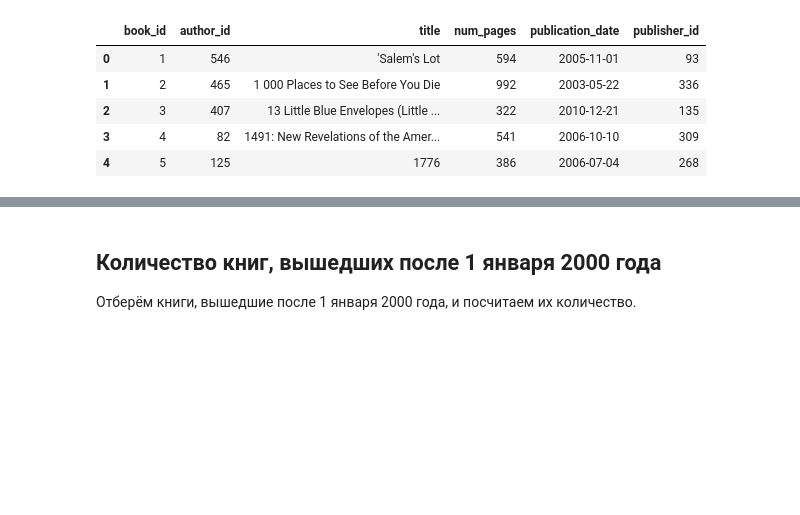
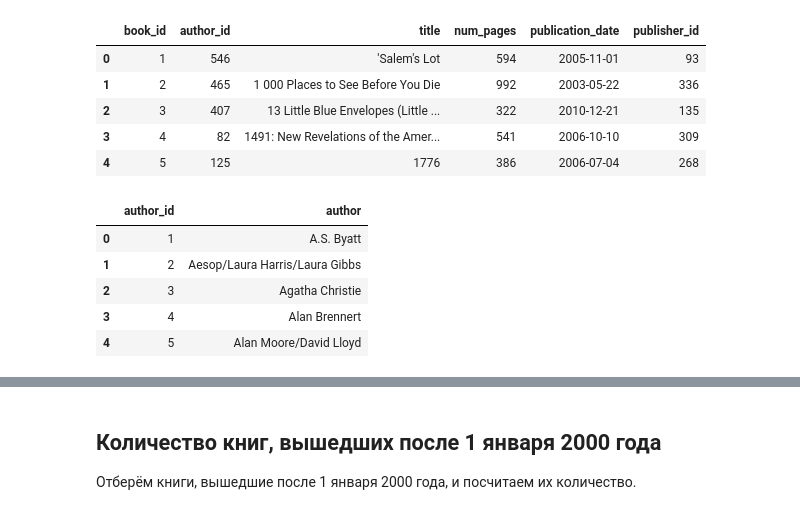
Before and after one commit to nlupacheva/data-analysis, a Jupyter notebook: sql-final/bookstore.ipynb, the cells around one changed output, grey strips where cells are left out. Saved outputs shown, nothing was run; the diff lists cells and outputs as text; code cells hidden in the pictures; blank space fills up the shorter version.

```diff
--- a/sql-final/bookstore.ipynb
+++ b/sql-final/bookstore.ipynb
@@ -87,3 +87,18 @@ response
 | 2 | 3 | 407 | 13 Little Blue Envelopes (Little ... | 322 | 2010-12-21 | 135 |
 | 3 | 4 | 82 | 1491: New Revelations of the Amer... | 541 | 2006-10-10 | 309 |
 | 4 | 5 | 125 | 1776 | 386 | 2006-07-04 | 268 |
+# %%
+query = """
+SELECT *
+FROM authors
+LIMIT 5;
+"""
+response = pd.io.sql.read_sql(query, con = engine)
+response
+# %% [output]
+|  | author_id | author |
+| 0 | 1 | A.S. Byatt |
+| 1 | 2 | Aesop/Laura Harris/Laura Gibbs |
+| 2 | 3 | Agatha Christie |
+| 3 | 4 | Alan Brennert |
+| 4 | 5 | Alan Moore/David Lloyd |
```
Also changed, not shown: parts of 7 cells of this notebook.
